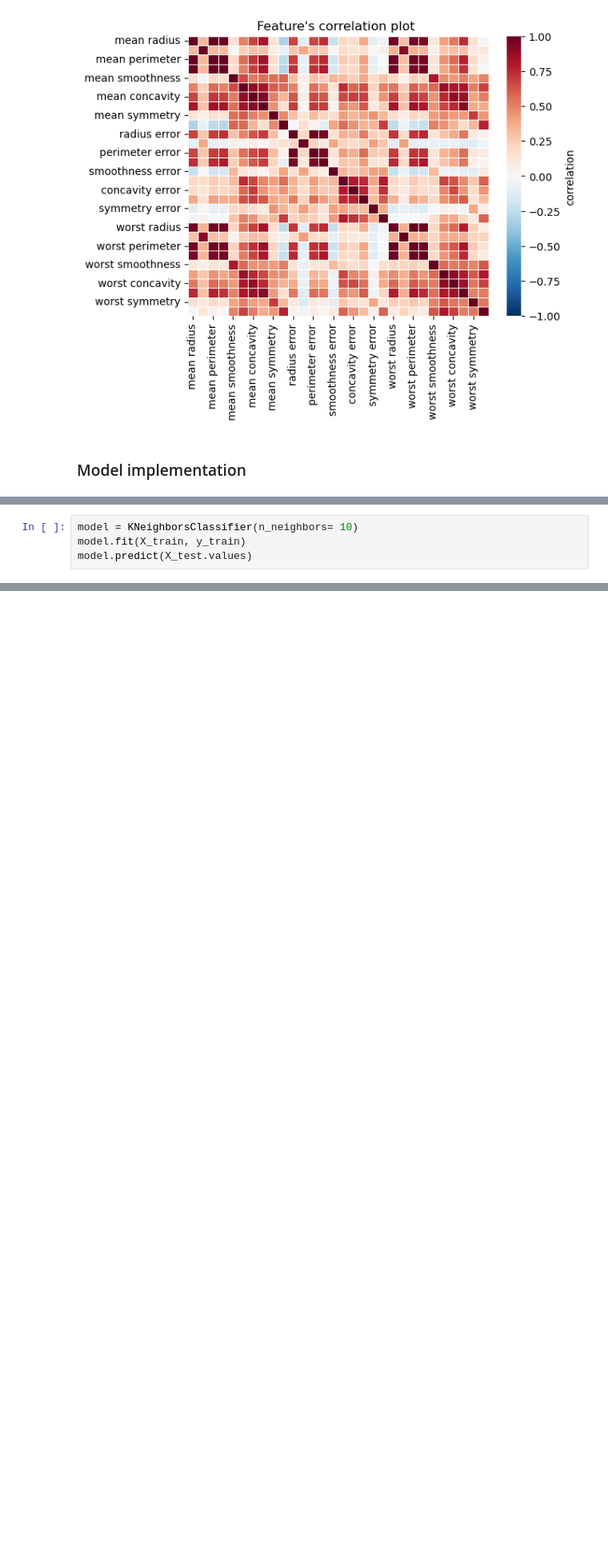
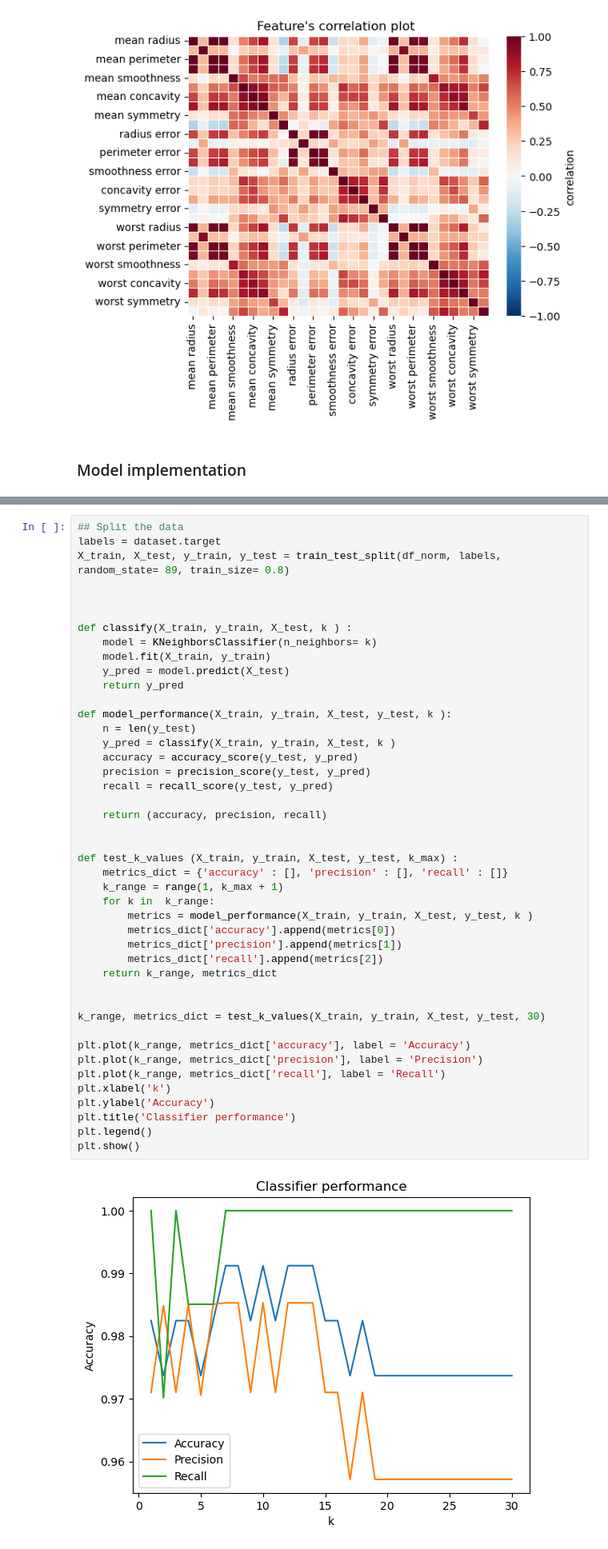
Before and after one commit to DanielVelmo/CodeAcademyProjects, a Jupyter notebook: Cancer Classifier w k-neighbors/file.ipynb, the cells around one changed output, grey strips where cells are left out. Shown at 80% size. Saved outputs shown, nothing was run; the diff lists cells and outputs as text; blank space fills up the shorter version.

```diff
--- a/Cancer Classifier w k-neighbors/file.ipynb
+++ b/Cancer Classifier w k-neighbors/file.ipynb
@@ -76,4 +64,0 @@ def classify(X_train, y_train, X_test, k ) :
-# %%
-model = KNeighborsClassifier(n_neighbors= 10)
-model.fit(X_train, y_train)
-model.predict(X_test.values)
@@ -96,0 +65,46 @@ array([[0.62373988, 0.33648969, 0.60334462, ..., 0.48969072, 0.29371181,
+# %%
+## Split the data
+labels = dataset.target
+X_train, X_test, y_train, y_test = train_test_split(df_norm, labels, random_state= 89, train_size= 0.8)
+
+
+
+def classify(X_train, y_train, X_test, k ) :
+    model = KNeighborsClassifier(n_neighbors= k)
+    model.fit(X_train, y_train)
+    y_pred = model.predict(X_test)
+    return y_pred
+
+def model_performance(X_train, y_train, X_test, y_test, k ):
+    n = len(y_test)
+    y_pred = classify(X_train, y_train, X_test, k )
+    accuracy = accuracy_score(y_test, y_pred)
+    precision = precision_score(y_test, y_pred)
+    recall = recall_score(y_test, y_pred)
+
+    return (accuracy, precision, recall)
+
+
+def test_k_values (X_train, y_train, X_test, y_test, k_max) :
+    metrics_dict = {'accuracy' : [], 'precision' : [], 'recall' : []}
+    k_range = range(1, k_max + 1)
+    for k in  k_range:
+        metrics = model_performance(X_train, y_train, X_test, y_test, k )
+        metrics_dict['accuracy'].append(metrics[0])
+        metrics_dict['precision'].append(metrics[1])
+        metrics_dict['recall'].append(metrics[2])
+    return k_range, metrics_dict
+
+
+k_range, metrics_dict = test_k_values(X_train, y_train, X_test, y_test, 30)
+
+plt.plot(k_range, metrics_dict['accuracy'], label = 'Accuracy')
+plt.plot(k_range, metrics_dict['precision'], label = 'Precision')
+plt.plot(k_range, metrics_dict['recall'], label = 'Recall')
+plt.xlabel('k')
+plt.ylabel('Accuracy')
+plt.title('Classifier performance')
+plt.legend()
+plt.show()
+# %% [output]
+[figure, added]
```
Also changed, not shown: parts of 4 cells of this notebook.
